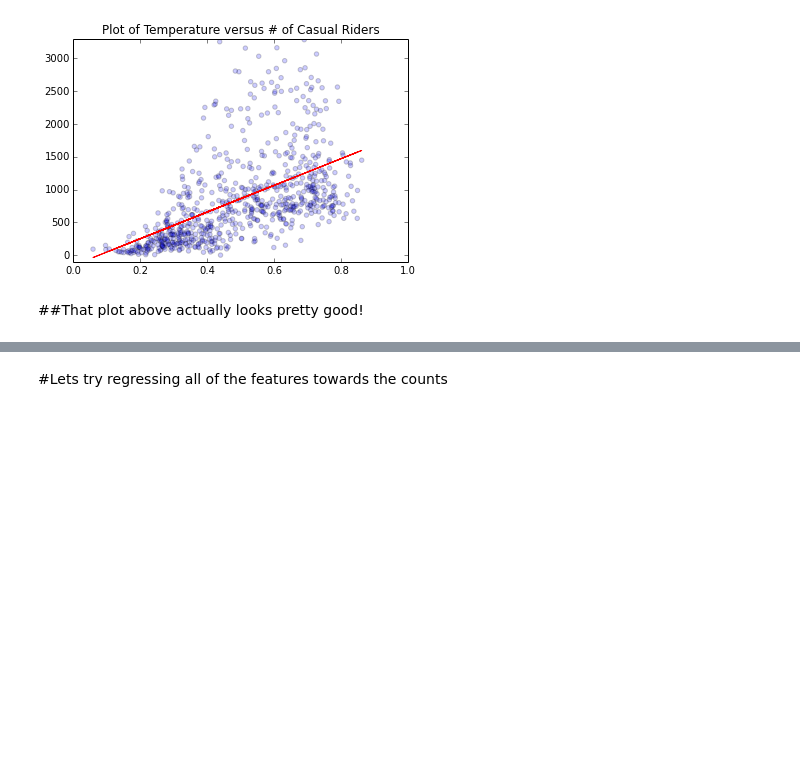
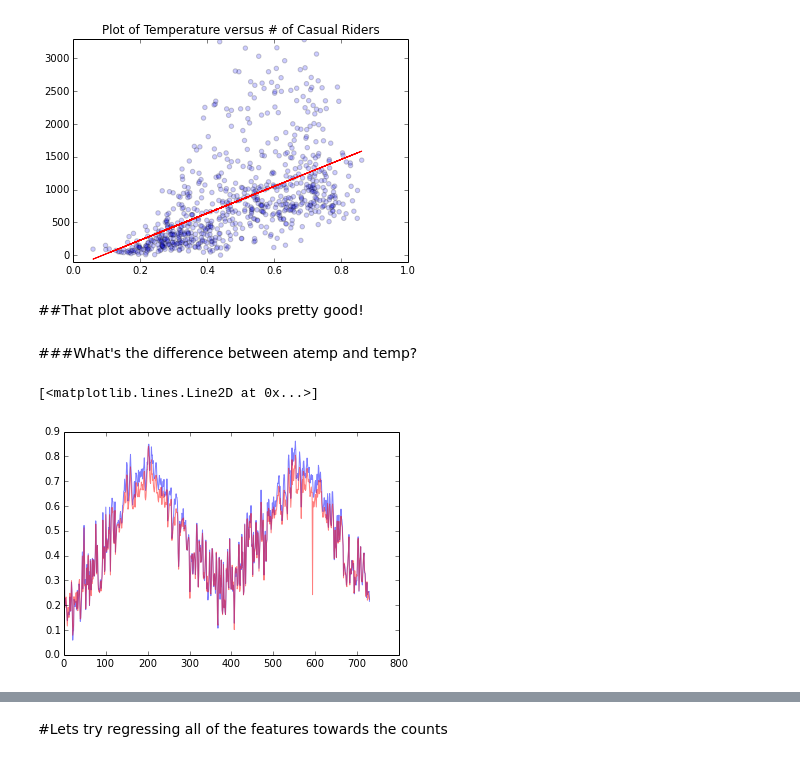
Before and after one commit to gavinmh/GADS12-NYC-Students, a Jupyter notebook: homework/20140826/stevenbenario/project1/Regression Project 2.ipynb, the cells around one changed output, grey strips where cells are left out. Drawn from its saved outputs; the diff is of its cells as text; code cells hidden in the pictures; blank space fills up the shorter version.

Commit message:
adding atemp and temp stuff

```diff
--- a/homework/20140826/stevenbenario/project1/Regression Project 2.ipynb
+++ b/homework/20140826/stevenbenario/project1/Regression Project 2.ipynb
@@ -168,3 +174,14 @@ However, lets plot anyway
 [figure]
 # %% [markdown]
 ##That plot above actually looks pretty good!
+# %% [markdown]
+###What's the difference between atemp and temp?
+# %%
+a = daydata['temp']
+b = daydata['atemp']
+
+plt.plot(a, alpha=.5, c='b')
+plt.plot(b, alpha=.5, c='r')
+# %% [output]
+[<matplotlib.lines.Line2D at 0x...>]
+[figure, added]
```
Also changed, not shown: parts of 12 cells of this notebook.
